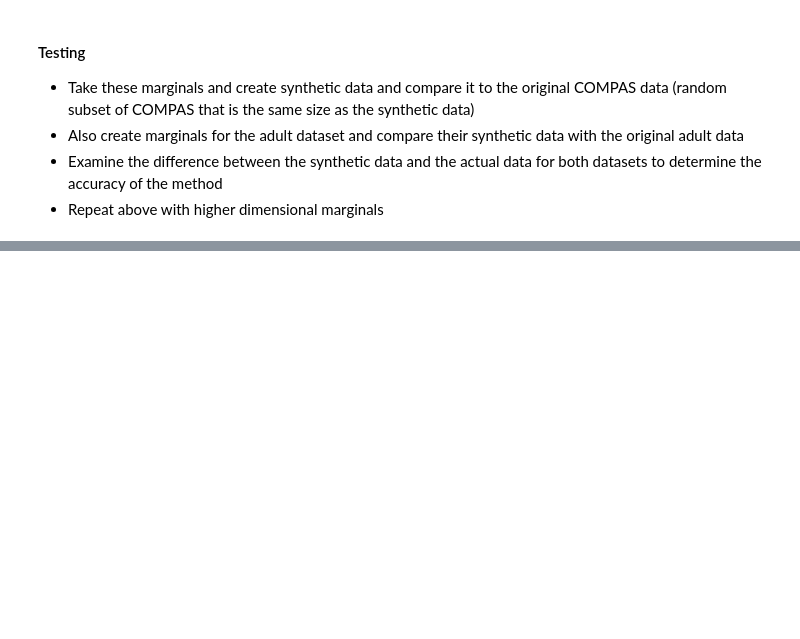
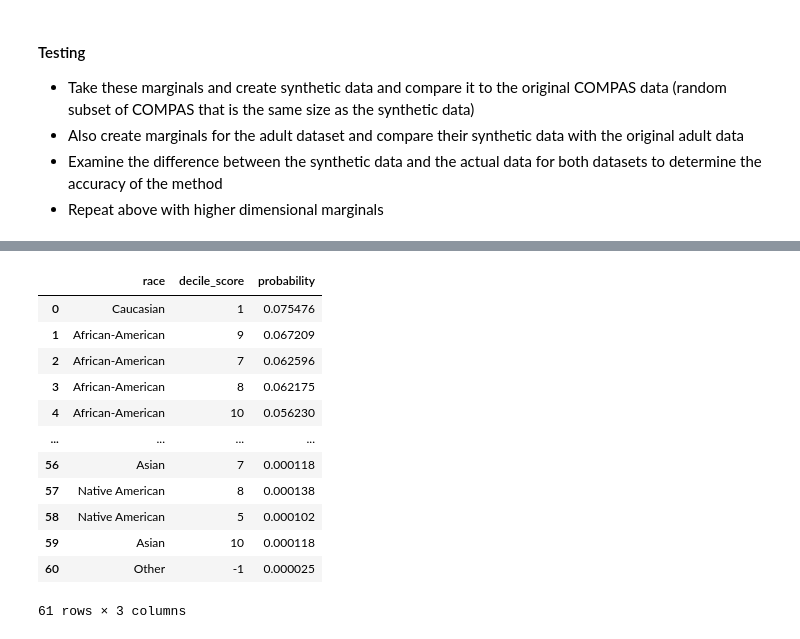
Before and after one commit to CFurch/cs3110-final-project, a Jupyter notebook: COMPAS Recidivism Analysis.ipynb, the cells around one changed output, grey strips where cells are left out. Drawn from its saved outputs; the diff is of its cells as text; code cells hidden in the pictures; blank space fills up the shorter version.

```diff
--- a/COMPAS Recidivism Analysis.ipynb
+++ b/COMPAS Recidivism Analysis.ipynb
@@ -247,0 +259,27 @@ difference_vals
+# %%
+# Create two-way marginal between race and decile score
+def dp_two_marginal(col1, col2, epsilon):
+    hist = compas[[col1, col2]].value_counts()
+    hist = hist.apply(lambda x: laplace_mech(x, 1, epsilon))
+
+    syn_rep = hist
+    syn_rep_nonzero = syn_rep.clip(lower=0)
+    syn_normalized = syn_rep_nonzero / syn_rep_nonzero.sum()
+    syn_normalized = syn_normalized.to_frame().reset_index()
+    return syn_normalized.rename(columns={'count':'probability'})
+
+syn_rep_race = dp_two_marginal('race', 'decile_score', 1.0)
+# %% [output]
+|  | race | decile_score | probability |
+| 0 | Caucasian | 1 | 0.075476 |
+| 1 | African-American | 9 | 0.067209 |
+| 2 | African-American | 7 | 0.062596 |
+| 3 | African-American | 8 | 0.062175 |
+| 4 | African-American | 10 | 0.056230 |
+| ... | ... | ... | ... |
+| 56 | Asian | 7 | 0.000118 |
+| 57 | Native American | 8 | 0.000138 |
+| 58 | Native American | 5 | 0.000102 |
+| 59 | Asian | 10 | 0.000118 |
+| 60 | Other | -1 | 0.000025 |
+61 rows × 3 columns
```
Also changed, not shown: parts of 12 cells of this notebook.
